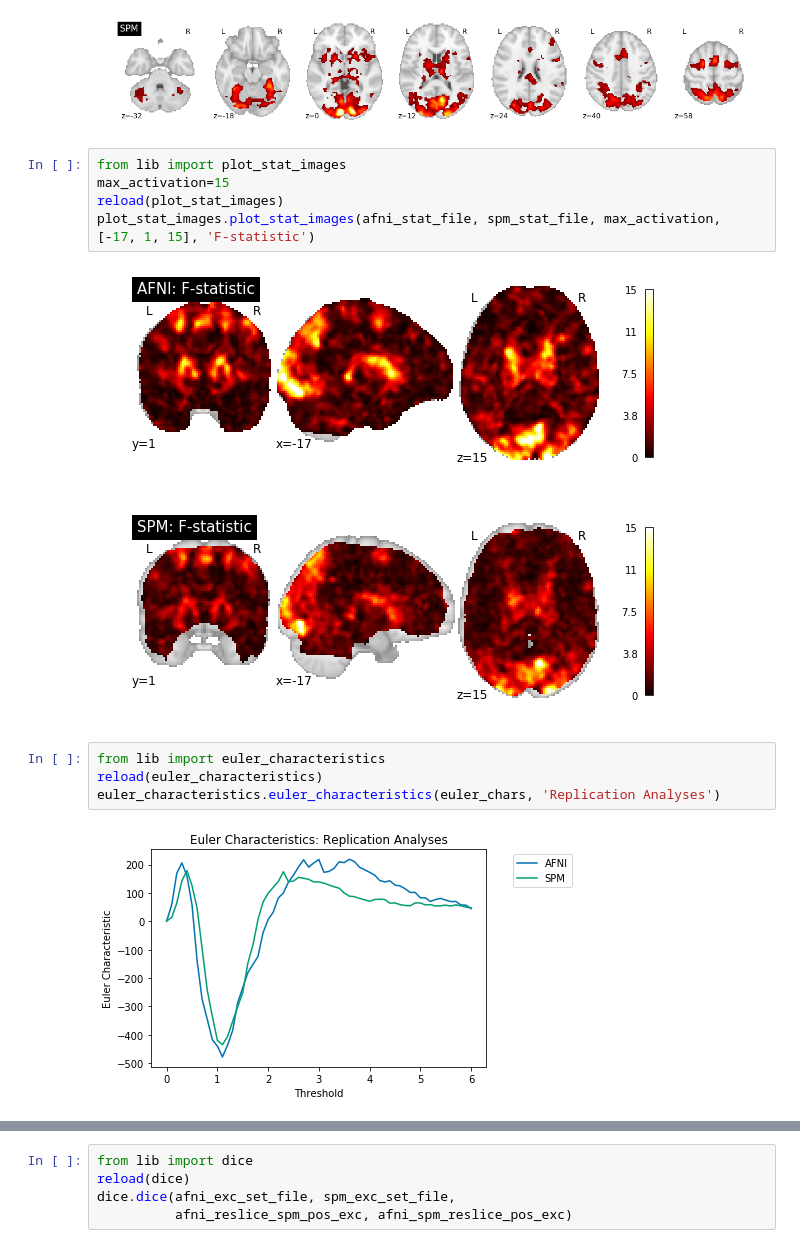
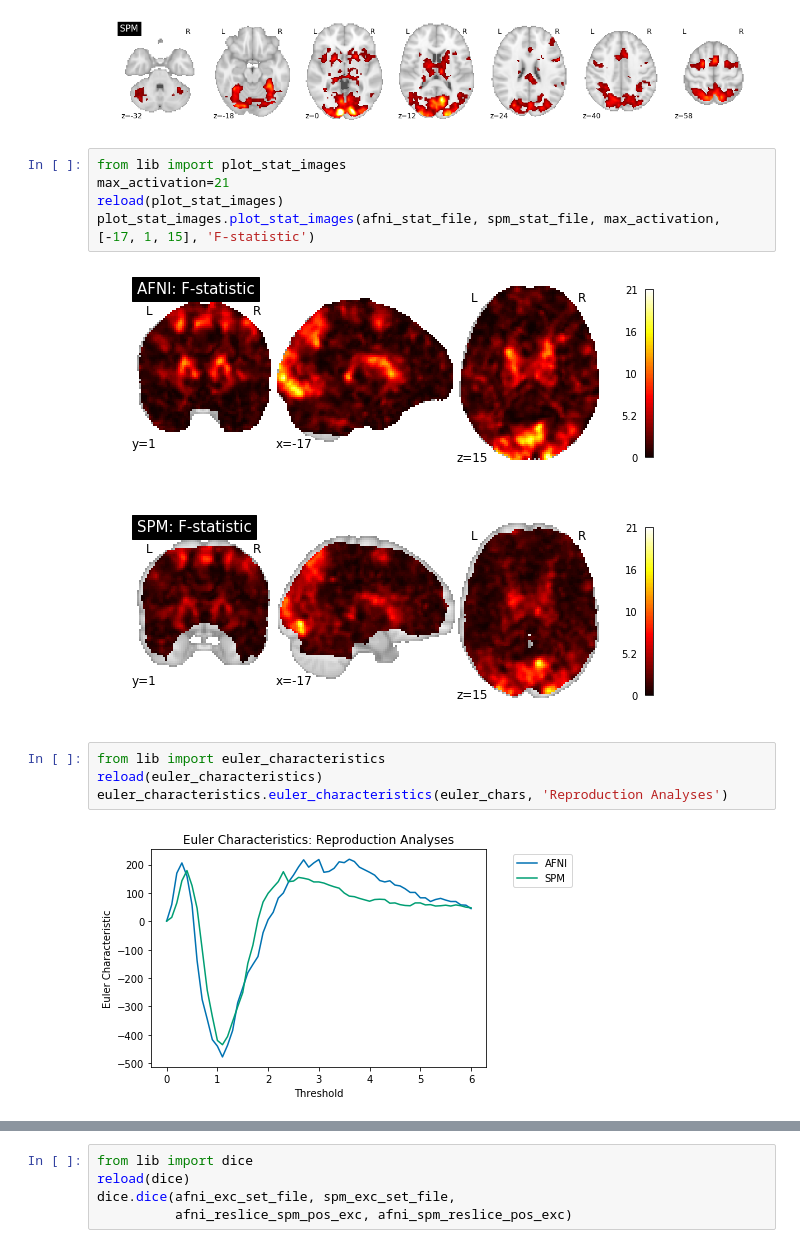
Before and after one commit to NISOx-BDI/Software_Comparison, a Jupyter notebook: ds120_notebook.ipynb, the cells around one changed output, grey strips where cells are left out. Saved outputs shown, nothing was run; the diff lists cells and outputs as text.

Commit message:
updated notebooks and redone figures

```diff
--- a/ds120_notebook.ipynb
+++ b/ds120_notebook.ipynb
@@ -190,18 +190,18 @@ plot_excursion_sets.plot_excursion_sets(exc_sets, max_activation, x_coords, y_co
 [figure]
 # %%
 from lib import plot_stat_images
-max_activation=15
+max_activation=21
 reload(plot_stat_images)
 plot_stat_images.plot_stat_images(afni_stat_file, spm_stat_file, max_activation, [-17, 1, 15], 'F-statistic')
 # %% [output]
-[figure, old version]
+[figure, new version]
-[figure, old version]
+[figure, new version]
 # %%
 from lib import euler_characteristics
 reload(euler_characteristics)
-euler_characteristics.euler_characteristics(euler_chars, 'Replication Analyses')
+euler_characteristics.euler_characteristics(euler_chars, 'Reproduction Analyses')
 # %% [output]
-[figure, old version]
+[figure, new version]
 # %%
 from lib import bland_altman
 reload(bland_altman)
```
Also changed, not shown: parts of 1 cell of this notebook, 4 other files.
